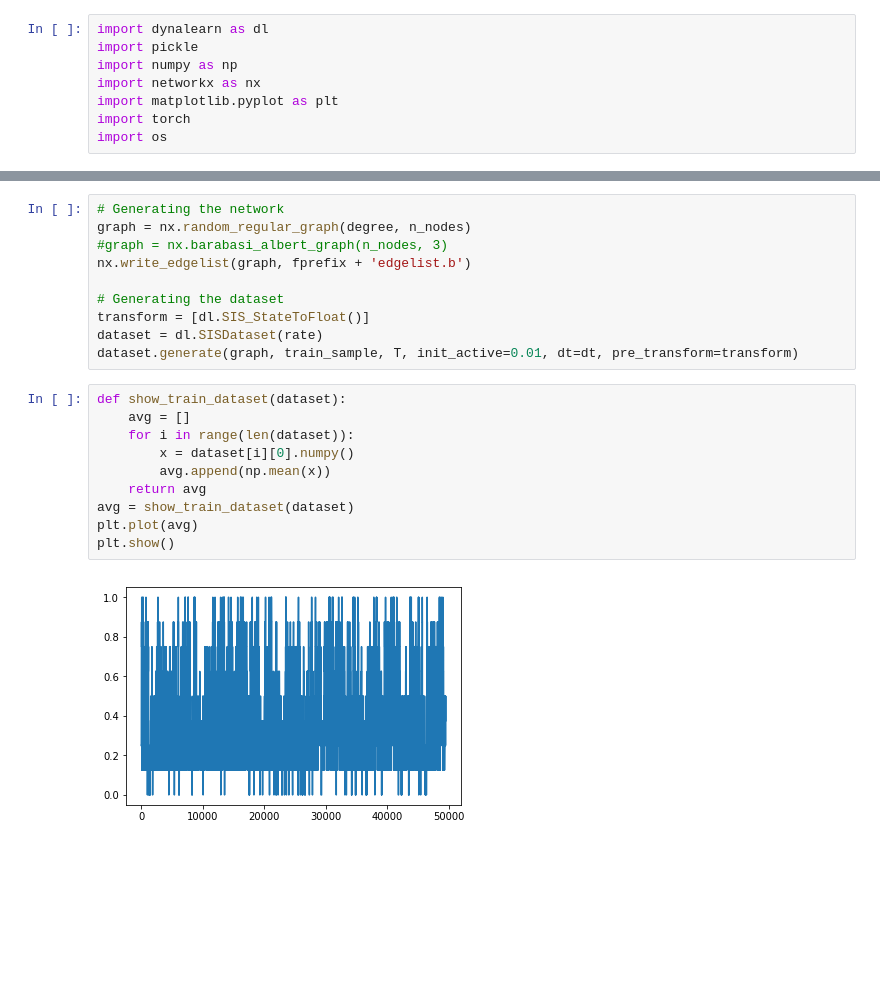
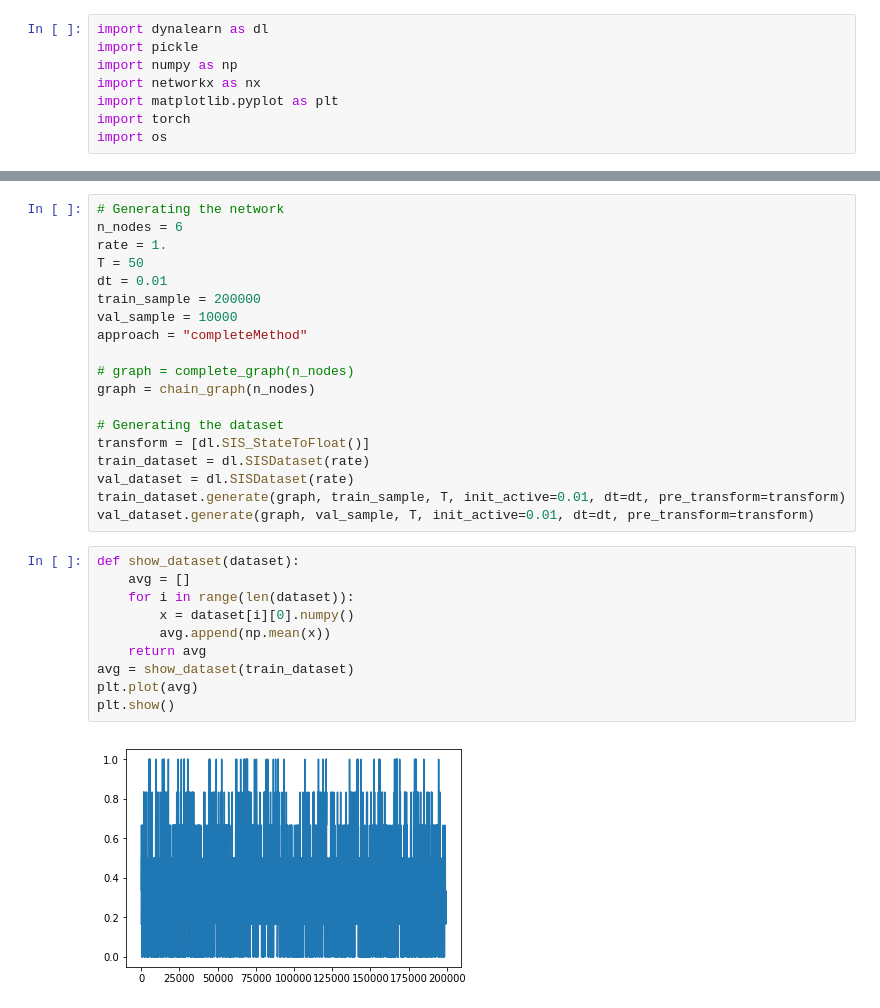
Before and after one commit to charlesmurphy1/dynalearn, a Jupyter notebook: notebooks/cvae_SIS_naivemethod.ipynb, the cells around one changed output, grey strips where cells are left out. Saved outputs shown, nothing was run; the diff lists cells and outputs as text; blank space fills up the shorter version.

```diff
--- a/notebooks/cvae_SIS_naivemethod.ipynb
+++ b/notebooks/cvae_SIS_naivemethod.ipynb
@@ -18,25 +36,34 @@ val_sample = 10000
 # %%
 # Generating the network
-graph = nx.random_regular_graph(degree, n_nodes)
-#graph = nx.barabasi_albert_graph(n_nodes, 3)
-nx.write_edgelist(graph, fprefix + 'edgelist.b')
+n_nodes = 6
+rate = 1.
+T = 50
+dt = 0.01
+train_sample = 200000
+val_sample = 10000
+approach = "completeMethod"
+
+# graph = complete_graph(n_nodes)
+graph = chain_graph(n_nodes)
 
 # Generating the dataset
 transform = [dl.SIS_StateToFloat()]
-dataset = dl.SISDataset(rate)
-dataset.generate(graph, train_sample, T, init_active=0.01, dt=dt, pre_transform=transform)
+train_dataset = dl.SISDataset(rate)
+val_dataset = dl.SISDataset(rate)
+train_dataset.generate(graph, train_sample, T, init_active=0.01, dt=dt, pre_transform=transform)
+val_dataset.generate(graph, val_sample, T, init_active=0.01, dt=dt, pre_transform=transform)
 # %%
-def show_train_dataset(dataset):
+def show_dataset(dataset):
     avg = []
     for i in range(len(dataset)):
         x = dataset[i][0].numpy()
         avg.append(np.mean(x))
     return avg
-avg = show_train_dataset(dataset)
+avg = show_dataset(train_dataset)
 plt.plot(avg)
 plt.show()
 # %% [output]
-[figure, old version]
+[figure, new version]
 # %%
 n_hidden = [128, 64]
 n_embedding = n_nodes
```
Also changed, not shown: parts of 19 cells of this notebook, 3 other files.
